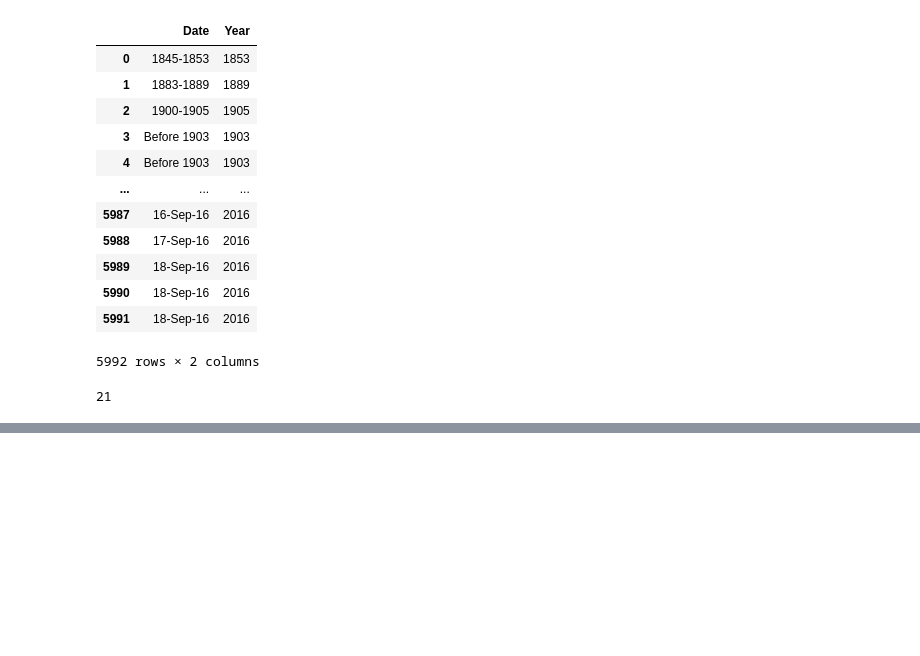
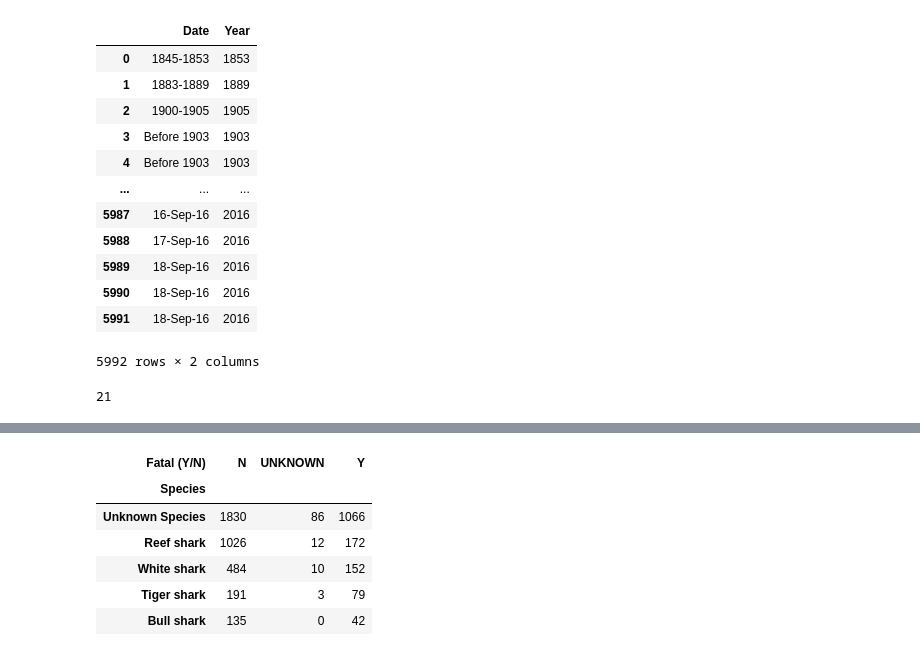
Before and after one commit to GerardDD/PR02-project-pandas, a Jupyter notebook: data/Project-02.ipynb, the cells around one changed output, grey strips where cells are left out. Saved outputs shown, nothing was run; the diff lists cells and outputs as text; code cells hidden in the pictures; blank space fills up the shorter version.

Commit message:
algunos ejemplos de analisis y csv exportado

```diff
--- a/data/Project-02.ipynb
+++ b/data/Project-02.ipynb
@@ -1247,0 +1248,12 @@ memory usage: 1.1+ MB
+# %%
+# algunos analisis
+# Especies más letales
+pd.crosstab(shark_df['Species'],shark_df['Fatal (Y/N)']).nlargest(5,columns=shark_df['Fatal (Y/N)'])
+# %% [output]
+| Fatal (Y/N) | N | UNKNOWN | Y |
+| Species |  |  |  |
+| Unknown Species | 1830 | 86 | 1066 |
+| Reef shark | 1026 | 12 | 172 |
+| White shark | 484 | 10 | 152 |
+| Tiger shark | 191 | 3 | 79 |
+| Bull shark | 135 | 0 | 42 |
```
Also changed, not shown: parts of 21 cells of this notebook, 1 other file.
